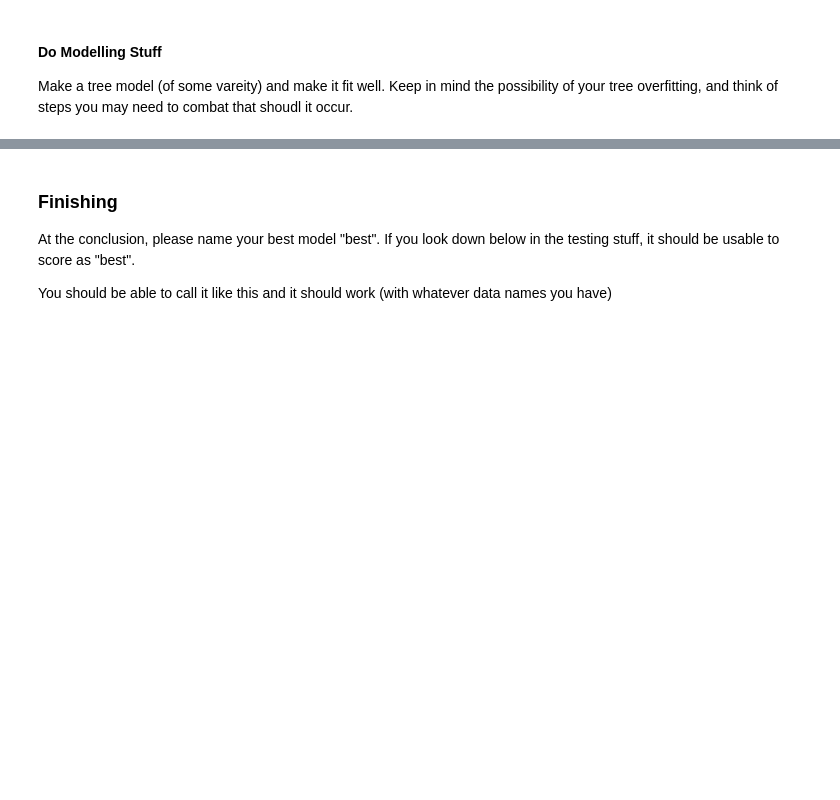
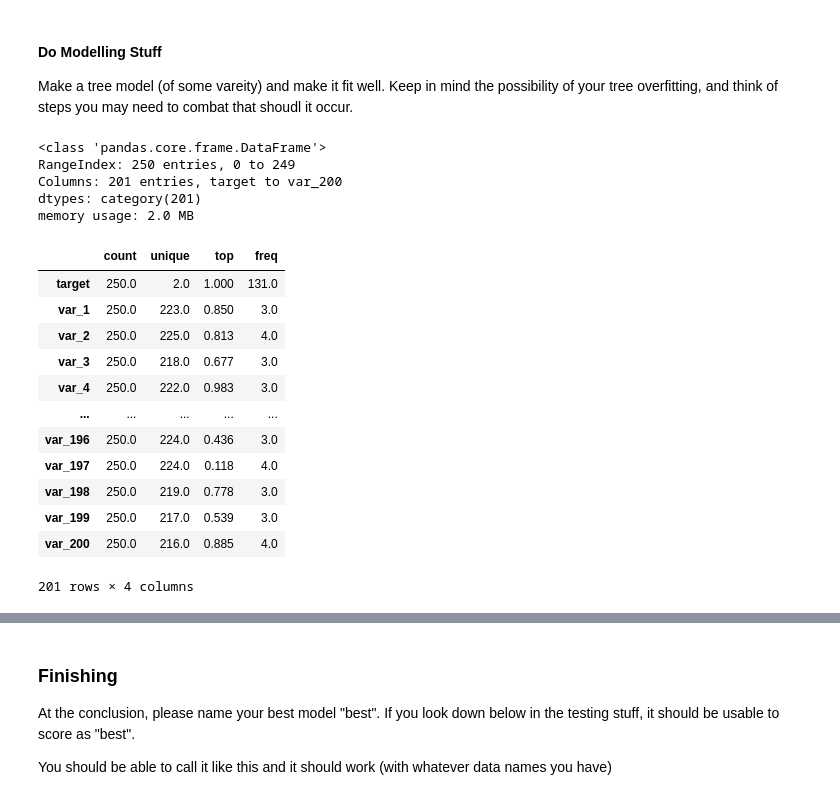
Before and after one commit to twelsah2011/ItML_Asn_1_Students, a Jupyter notebook: part2_start.ipynb, the cells around one changed output, grey strips where cells are left out. Drawn from its saved outputs; the diff is of its cells as text; code cells hidden in the pictures; blank space fills up the shorter version.

```diff
--- a/part2_start.ipynb
+++ b/part2_start.ipynb
@@ -70,0 +79,26 @@ y=df[target}.values()
+# %%
+for i in df.columns:
+    df[i] = df[i].astype('category')
+df.info()
+# %% [output]
+<class 'pandas.core.frame.DataFrame'>
+RangeIndex: 250 entries, 0 to 249
+Columns: 201 entries, target to var_200
+dtypes: category(201)
+memory usage: 2.0 MB
+# %%
+df.describe().T
+# %% [output]
+|  | count | unique | top | freq |
+| target | 250.0 | 2.0 | 1.000 | 131.0 |
+| var_1 | 250.0 | 223.0 | 0.850 | 3.0 |
+| var_2 | 250.0 | 225.0 | 0.813 | 4.0 |
+| var_3 | 250.0 | 218.0 | 0.677 | 3.0 |
+| var_4 | 250.0 | 222.0 | 0.983 | 3.0 |
+| ... | ... | ... | ... | ... |
+| var_196 | 250.0 | 224.0 | 0.436 | 3.0 |
+| var_197 | 250.0 | 224.0 | 0.118 | 4.0 |
+| var_198 | 250.0 | 219.0 | 0.778 | 3.0 |
+| var_199 | 250.0 | 217.0 | 0.539 | 3.0 |
+| var_200 | 250.0 | 216.0 | 0.885 | 4.0 |
+201 rows × 4 columns
```
Also changed, not shown: parts of 16 cells of this notebook, 1 other file.
